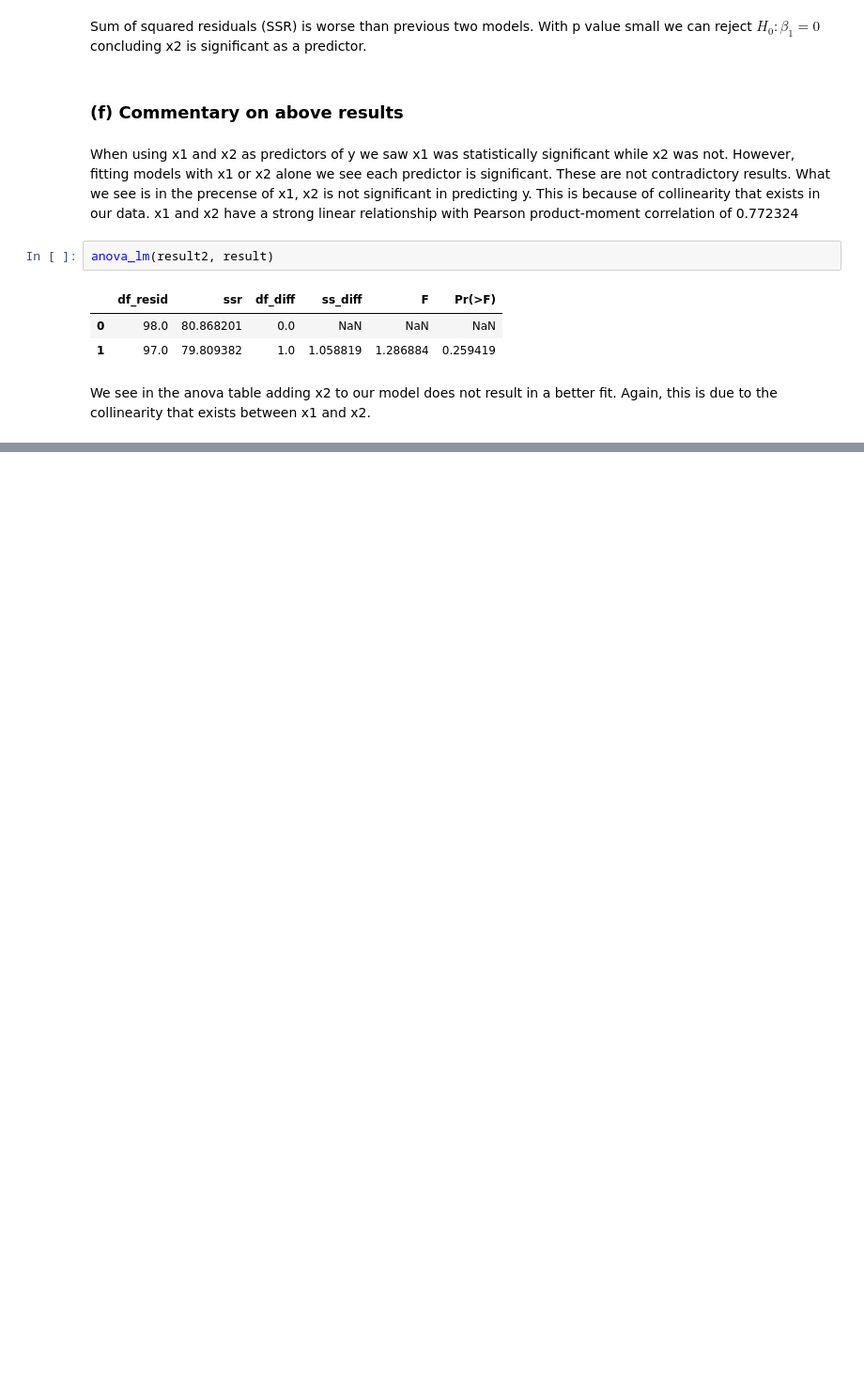
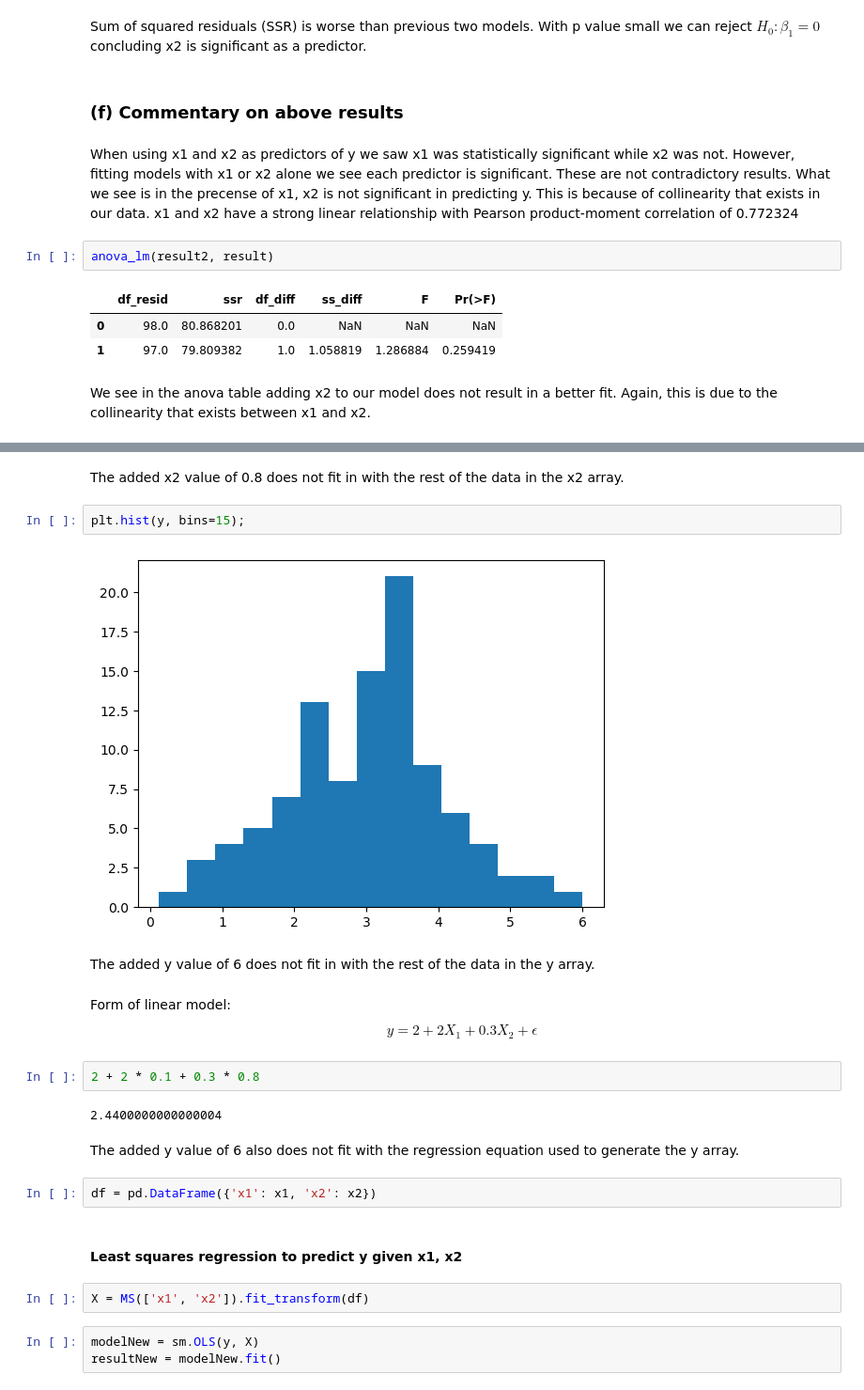
Before and after one commit to carmancater/an-introduction-to-statistical-learning-with-applications-in-python, a Jupyter notebook: Chapter 03 - Linear Regression/Ch 3 Ex 14.ipynb, the cells around one changed output, grey strips where cells are left out. Shown at 94% size. Drawn from its saved outputs; the diff is of its cells as text; blank space fills up the shorter version.

```diff
--- a/Chapter 03 - Linear Regression/Ch 3 Ex 14.ipynb
+++ b/Chapter 03 - Linear Regression/Ch 3 Ex 14.ipynb
@@ -117,0 +135,26 @@ We see in the anova table adding x2 to our model does not result in a better fit
+# %% [markdown]
+The added x2 value of 0.8 does not fit in with the rest of the data in the x2 array.
+# %%
+plt.hist(y, bins=15);
+# %% [output]
+[figure, added]
+# %% [markdown]
+The added y value of 6 does not fit in with the rest of the data in the y array.
+# %% [markdown]
+Form of linear model:
+$$y = 2 + 2 X_1 + 0.3 X_2 + \epsilon$$
+# %%
+2 + 2 * 0.1 + 0.3 * 0.8
+# %% [output]
+2.4400000000000004
+# %% [markdown]
+The added y value of 6 also does not fit with the regression equation used to generate the y array.
+# %%
+df = pd.DataFrame({'x1': x1, 'x2': x2})
+# %% [markdown]
+#### Least squares regression to predict y given x1, x2
+# %%
+X = MS(['x1', 'x2']).fit_transform(df)
+# %%
+modelNew = sm.OLS(y, X)
+resultNew = modelNew.fit()
```
Also changed, not shown: parts of 42 cells of this notebook.
